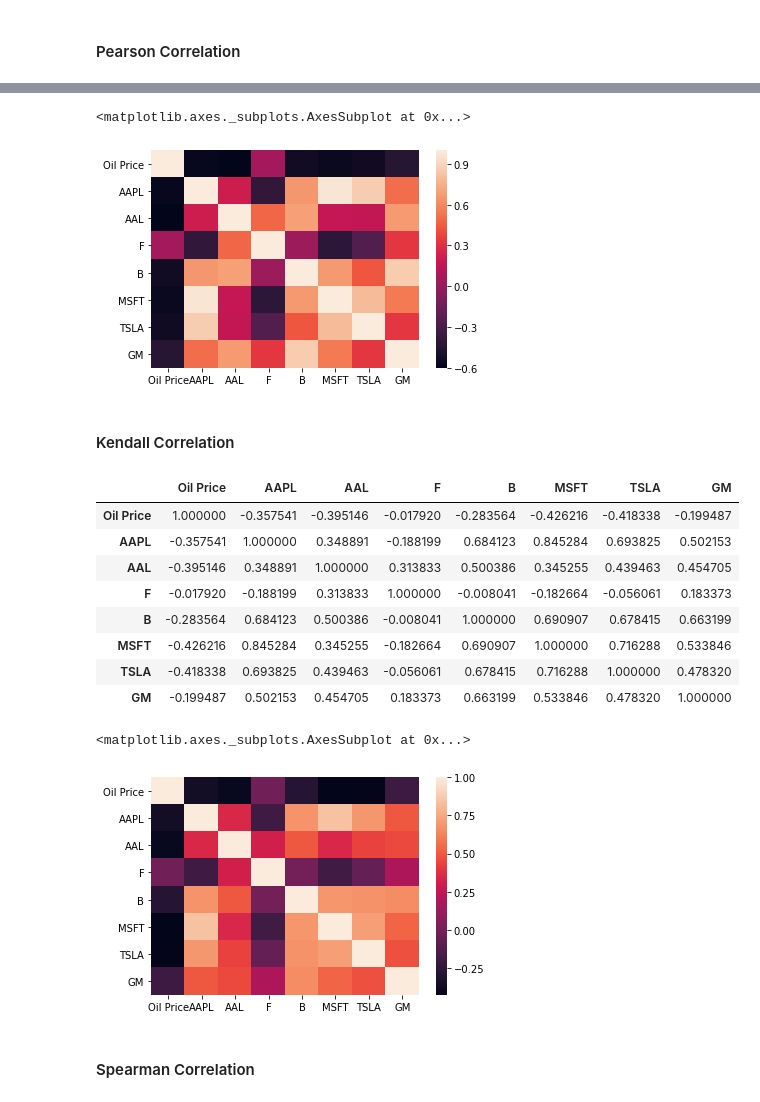
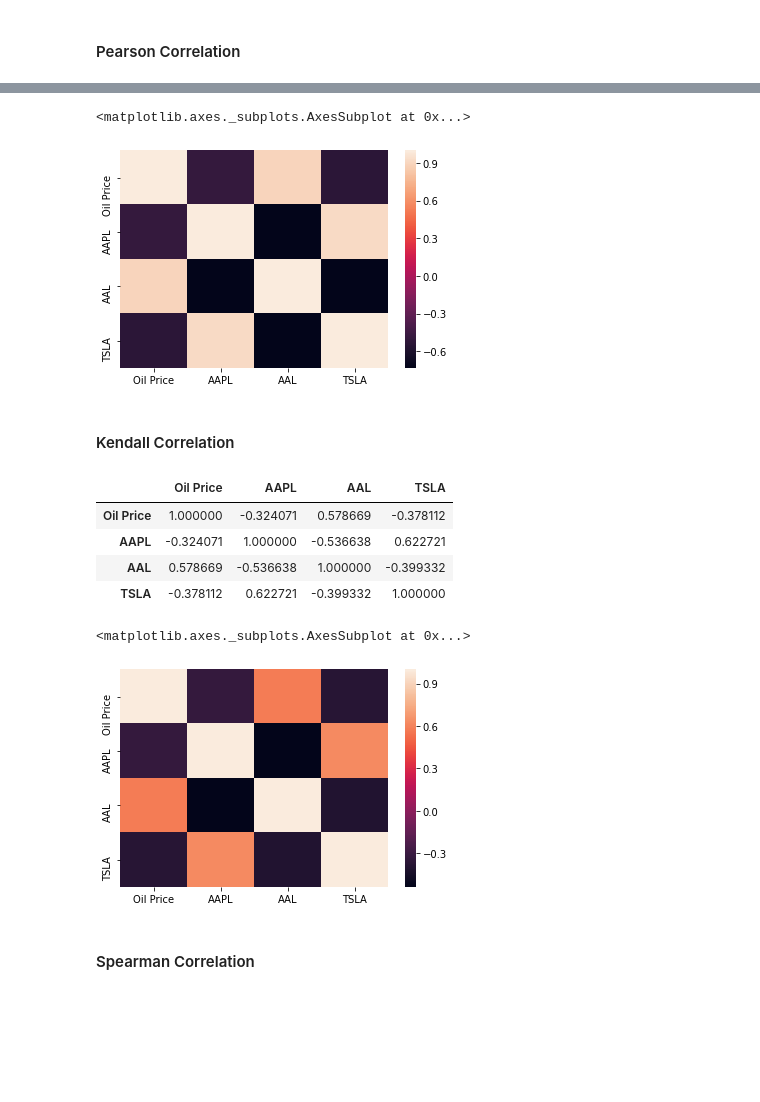
Before and after one commit to arnaldo9408/SpringBoard, a Jupyter notebook: Unit 25/Data Wrangling Project.ipynb, the cells around one changed output, grey strips where cells are left out. Cells and saved outputs as stored; diff of their text form; code cells hidden in the pictures; blank space fills up the shorter version.

```diff
--- a/Unit 25/Data Wrangling Project.ipynb
+++ b/Unit 25/Data Wrangling Project.ipynb
@@ -39,8 +51,8 @@ oil.rename( columns = {'Value': 'Oil Price'}, inplace = True)
 # %%
 # Define a function to merge the different data frames
-def merge_df(df1, df2, df3, df4, df5, df6, df7, df8):
-    df = [df1, df2, df3, df4, df5, df6, df7, df8]
+def merge_df(df1, df2, df3, df4):
+    df = [df1, df2, df3, df4]
     return functools.reduce(lambda left, right : pd.merge(left, right, how = 'inner', on = 'Date'), df)
 # %%
 #Data Frame we are going to make the times series
-df = merge_df(oil, aapl, aal, f, ba, msft, tsla, gm).sort_values(by = 'Date', ascending = True)
+df = merge_df(oil, aapl, aal, tsla).sort_values(by = 'Date', ascending = True)
@@ -106,6 +119,10 @@ def correlation_matrix(df, method):
 #Define the function for the correlation heatmap
 def correlation_matrix_heatmap(df, method):
     return sns.heatmap(df.corr(method = method))
+# %%
+# To create the correlation heatmap, we are using the data from 2019 to the present.
+# Tesla and Apple Stock increased their value dramatically, so this may badly influence our insights
+df_corr = df.loc['2019-01-01':]
 # %% [markdown]
 #### Pearson Correlation
 # %%
@@ -124,30 +137,26 @@ correlation_matrix(df, 'pearson')
 # %%
 #Correlation heatmap
-correlation_matrix_heatmap(df, 'pearson')
+correlation_matrix_heatmap(df_corr, 'pearson')
 # %% [output]
 <matplotlib.axes._subplots.AxesSubplot at 0x...>
-[figure, old version]
+[figure, new version]
 # %% [markdown]
 #### Kendall Correlation
 # %%
 #Correlation Matrix
-correlation_matrix(df, 'kendall')
+correlation_matrix(df_corr, 'kendall')
 # %% [output]
-|  | Oil Price | AAPL | AAL | F | B | MSFT | TSLA | GM |
-| Oil Price | 1.000000 | -0.357541 | -0.395146 | -0.017920 | -0.283564 | -0.426216 | -0.418338 | -0.199487 |
-| AAPL | -0.357541 | 1.000000 | 0.348891 | -0.188199 | 0.684123 | 0.845284 | 0.693825 | 0.502153 |
-| AAL | -0.395146 | 0.348891 | 1.000000 | 0.313833 | 0.500386 | 0.345255 | 0.439463 | 0.454705 |
-| F | -0.017920 | -0.188199 | 0.313833 | 1.000000 | -0.008041 | -0.182664 | -0.056061 | 0.183373 |
-| B | -0.283564 | 0.684123 | 0.500386 | -0.008041 | 1.000000 | 0.690907 | 0.678415 | 0.663199 |
-| MSFT | -0.426216 | 0.845284 | 0.345255 | -0.182664 | 0.690907 | 1.000000 | 0.716288 | 0.533846 |
-| TSLA | -0.418338 | 0.693825 | 0.439463 | -0.056061 | 0.678415 | 0.716288 | 1.000000 | 0.478320 |
-| GM | -0.199487 | 0.502153 | 0.454705 | 0.183373 | 0.663199 | 0.533846 | 0.478320 | 1.000000 |
+|  | Oil Price | AAPL | AAL | TSLA |
+| Oil Price | 1.000000 | -0.324071 | 0.578669 | -0.378112 |
+| AAPL | -0.324071 | 1.000000 | -0.536638 | 0.622721 |
+| AAL | 0.578669 | -0.536638 | 1.000000 | -0.399332 |
+| TSLA | -0.378112 | 0.622721 | -0.399332 | 1.000000 |
 # %%
 #Correlation Heatmap
-correlation_matrix_heatmap(df, 'kendall')
+correlation_matrix_heatmap(df_corr, 'kendall')
 # %% [output]
 <matplotlib.axes._subplots.AxesSubplot at 0x...>
-[figure, old version]
+[figure, new version]
 # %% [markdown]
 #### Spearman Correlation
 # %%
```
Also changed, not shown: parts of 33 cells of this notebook.
